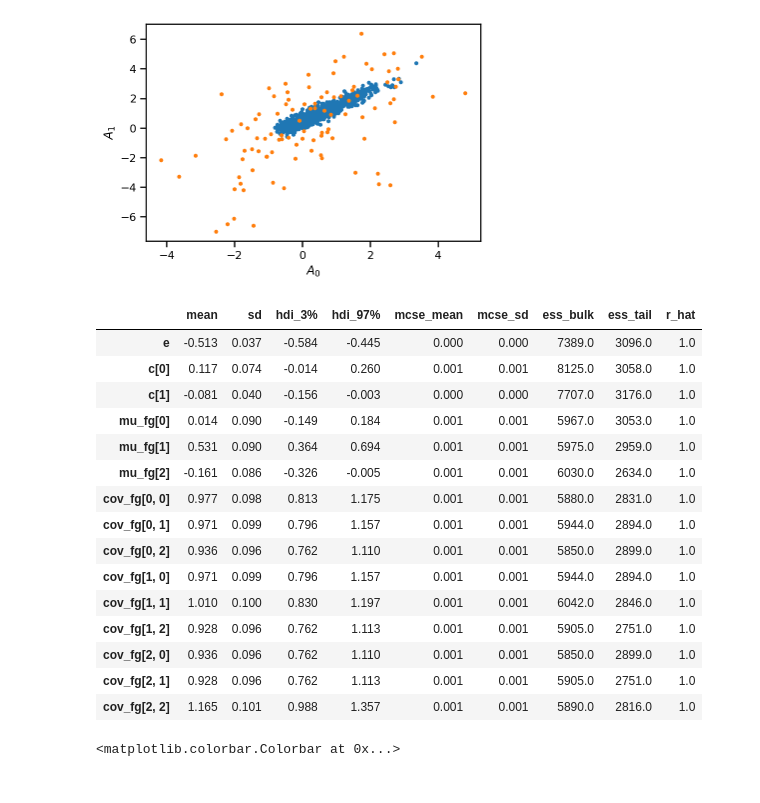
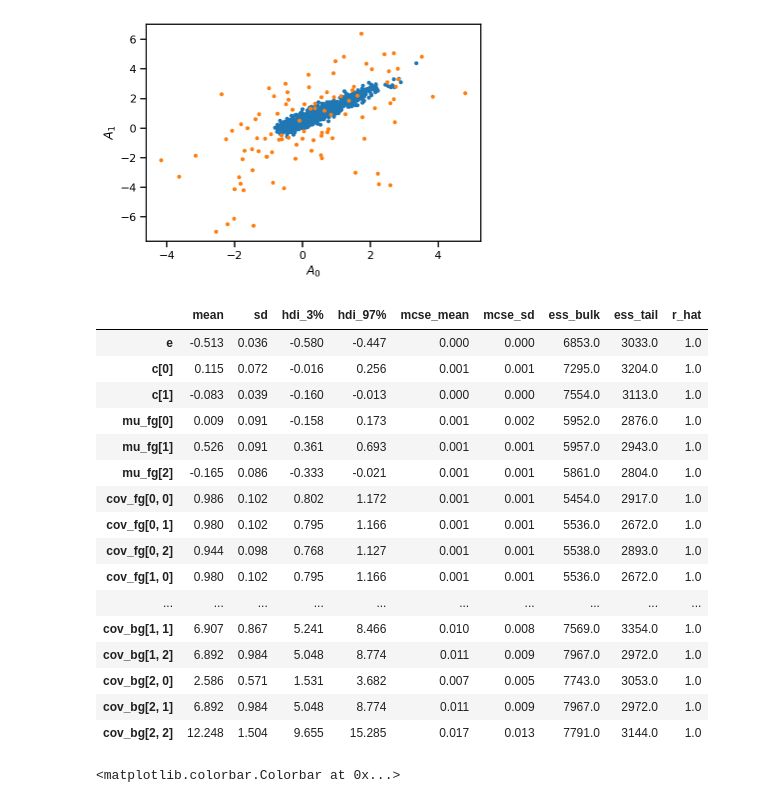
Before and after one commit to farr/EdgePhotometry, a Jupyter notebook: EdgePhotometry.ipynb, the cells around one changed output. Cells and saved outputs as stored; diff of their text form; code cells hidden in the pictures.

```diff
--- a/EdgePhotometry.ipynb
+++ b/EdgePhotometry.ipynb
@@ -314,27 +314,28 @@ Text(0, 0.5, '$A_1$')
 # %%
 sampler = NUTS(edge_model, dense_mass=True)
 mcmc = MCMC(sampler, num_warmup=2000, num_samples=1000, num_chains=4)
-mcmc.run(jax_prng_key(), Aobs, sigma_obs, e_mu=e_mu, e_sigma=e_sigma, mu_bg=mu_bg, cov_bg=cov_bg, f_bg=Nbg/N)
+mcmc.run(jax_prng_key(), Aobs, sigma_obs, e_mu=e_mu, e_sigma=e_sigma)
 # %%
 trace = az.from_numpyro(mcmc)
-az.summary(trace, var_names=['e', 'c','mu_fg', 'cov_fg'])
+az.summary(trace, var_names=['e', 'c','mu_fg', 'cov_fg', 'mu_bg', 'cov_bg'])
 # %% [output]
 |  | mean | sd | hdi_3% | hdi_97% | mcse_mean | mcse_sd | ess_bulk | ess_tail | r_hat |
-| e | -0.513 | 0.037 | -0.584 | -0.445 | 0.000 | 0.000 | 7389.0 | 3096.0 | 1.0 |
-| c[0] | 0.117 | 0.074 | -0.014 | 0.260 | 0.001 | 0.001 | 8125.0 | 3058.0 | 1.0 |
-| c[1] | -0.081 | 0.040 | -0.156 | -0.003 | 0.000 | 0.000 | 7707.0 | 3176.0 | 1.0 |
-| mu_fg[0] | 0.014 | 0.090 | -0.149 | 0.184 | 0.001 | 0.001 | 5967.0 | 3053.0 | 1.0 |
-| mu_fg[1] | 0.531 | 0.090 | 0.364 | 0.694 | 0.001 | 0.001 | 5975.0 | 2959.0 | 1.0 |
-| mu_fg[2] | -0.161 | 0.086 | -0.326 | -0.005 | 0.001 | 0.001 | 6030.0 | 2634.0 | 1.0 |
-| cov_fg[0, 0] | 0.977 | 0.098 | 0.813 | 1.175 | 0.001 | 0.001 | 5880.0 | 2831.0 | 1.0 |
-| cov_fg[0, 1] | 0.971 | 0.099 | 0.796 | 1.157 | 0.001 | 0.001 | 5944.0 | 2894.0 | 1.0 |
-| cov_fg[0, 2] | 0.936 | 0.096 | 0.762 | 1.110 | 0.001 | 0.001 | 5850.0 | 2899.0 | 1.0 |
-| cov_fg[1, 0] | 0.971 | 0.099 | 0.796 | 1.157 | 0.001 | 0.001 | 5944.0 | 2894.0 | 1.0 |
-| cov_fg[1, 1] | 1.010 | 0.100 | 0.830 | 1.197 | 0.001 | 0.001 | 6042.0 | 2846.0 | 1.0 |
-| cov_fg[1, 2] | 0.928 | 0.096 | 0.762 | 1.113 | 0.001 | 0.001 | 5905.0 | 2751.0 | 1.0 |
-| cov_fg[2, 0] | 0.936 | 0.096 | 0.762 | 1.110 | 0.001 | 0.001 | 5850.0 | 2899.0 | 1.0 |
-| cov_fg[2, 1] | 0.928 | 0.096 | 0.762 | 1.113 | 0.001 | 0.001 | 5905.0 | 2751.0 | 1.0 |
-| cov_fg[2, 2] | 1.165 | 0.101 | 0.988 | 1.357 | 0.001 | 0.001 | 5890.0 | 2816.0 | 1.0 |
+| e | -0.513 | 0.036 | -0.580 | -0.447 | 0.000 | 0.000 | 6853.0 | 3033.0 | 1.0 |
+| c[0] | 0.115 | 0.072 | -0.016 | 0.256 | 0.001 | 0.001 | 7295.0 | 3204.0 | 1.0 |
+| c[1] | -0.083 | 0.039 | -0.160 | -0.013 | 0.000 | 0.000 | 7554.0 | 3113.0 | 1.0 |
+| mu_fg[0] | 0.009 | 0.091 | -0.158 | 0.173 | 0.001 | 0.002 | 5952.0 | 2876.0 | 1.0 |
+| mu_fg[1] | 0.526 | 0.091 | 0.361 | 0.693 | 0.001 | 0.001 | 5957.0 | 2943.0 | 1.0 |
+| mu_fg[2] | -0.165 | 0.086 | -0.333 | -0.021 | 0.001 | 0.001 | 5861.0 | 2804.0 | 1.0 |
+| cov_fg[0, 0] | 0.986 | 0.102 | 0.802 | 1.172 | 0.001 | 0.001 | 5454.0 | 2917.0 | 1.0 |
+| cov_fg[0, 1] | 0.980 | 0.102 | 0.795 | 1.166 | 0.001 | 0.001 | 5536.0 | 2672.0 | 1.0 |
+| cov_fg[0, 2] | 0.944 | 0.098 | 0.768 | 1.127 | 0.001 | 0.001 | 5538.0 | 2893.0 | 1.0 |
+| cov_fg[1, 0] | 0.980 | 0.102 | 0.795 | 1.166 | 0.001 | 0.001 | 5536.0 | 2672.0 | 1.0 |
+| ... | ... | ... | ... | ... | ... | ... | ... | ... | ... |
+| cov_bg[1, 1] | 6.907 | 0.867 | 5.241 | 8.466 | 0.010 | 0.008 | 7569.0 | 3354.0 | 1.0 |
+| cov_bg[1, 2] | 6.892 | 0.984 | 5.048 | 8.774 | 0.011 | 0.009 | 7967.0 | 2972.0 | 1.0 |
+| cov_bg[2, 0] | 2.586 | 0.571 | 1.531 | 3.682 | 0.007 | 0.005 | 7743.0 | 3053.0 | 1.0 |
+| cov_bg[2, 1] | 6.892 | 0.984 | 5.048 | 8.774 | 0.011 | 0.009 | 7967.0 | 2972.0 | 1.0 |
+| cov_bg[2, 2] | 12.248 | 1.504 | 9.655 | 15.285 | 0.017 | 0.013 | 7791.0 | 3144.0 | 1.0 |
 # %%
 logp_fg = trace.posterior.logp_fg.values - np.logaddexp(trace.posterior.logp_fg.values, trace.posterior.logp_bg.values)
 # %%
```
Also changed, not shown: parts of 1 cell of this notebook.
